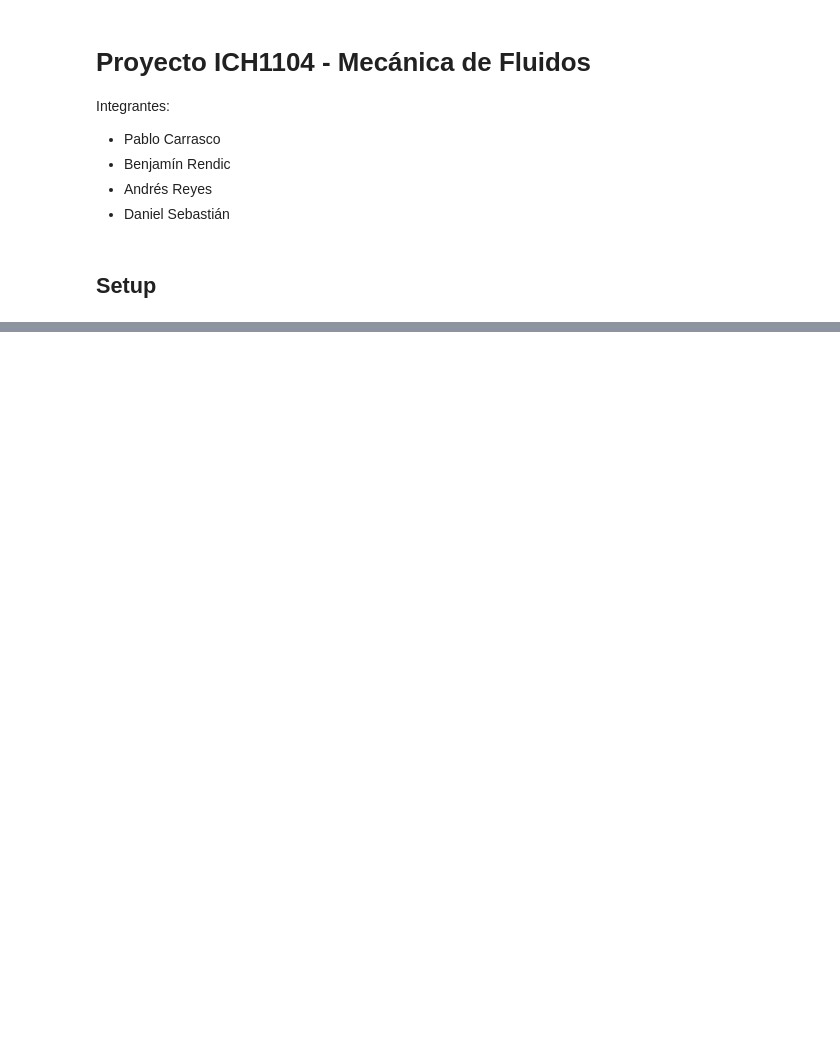
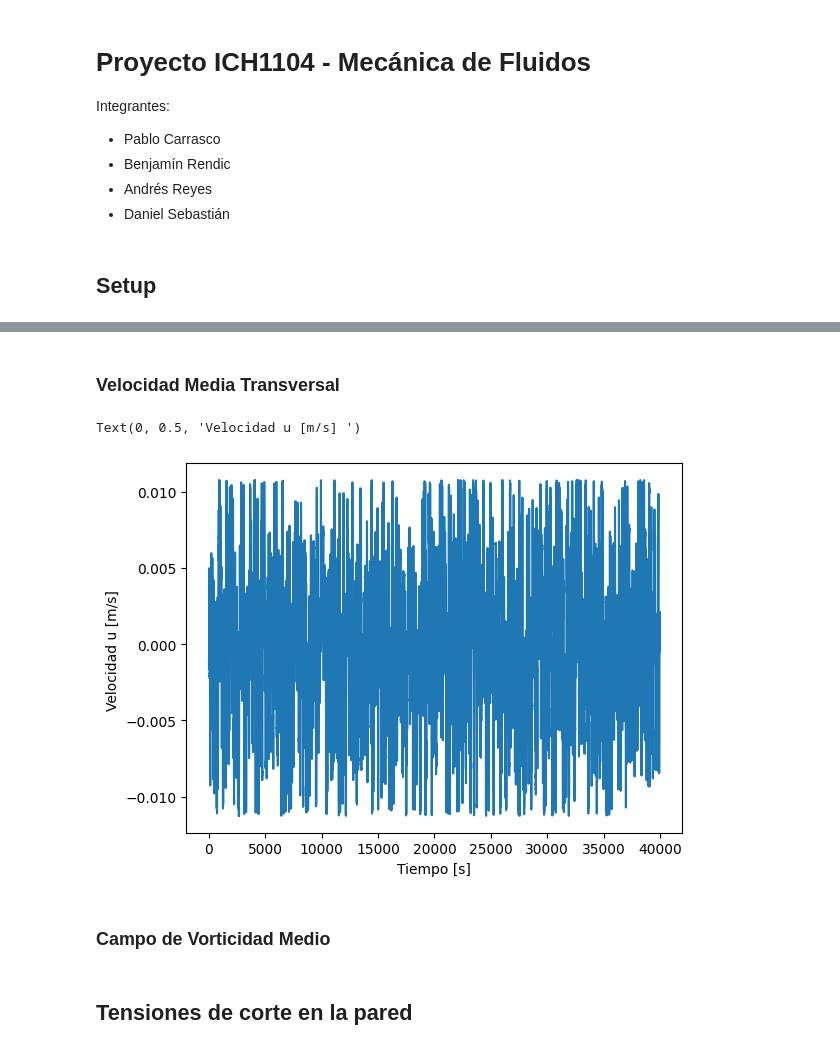
Before and after one commit to Daniel-SebastianGaete/ProyectoFluidos, a Jupyter notebook: main.ipynb, the cells around one changed output, grey strips where cells are left out. Drawn from its saved outputs; the diff is of its cells as text; code cells hidden in the pictures; blank space fills up the shorter version.

```diff
--- a/main.ipynb
+++ b/main.ipynb
@@ -89,0 +74,13 @@ plt.plot(psd[l])
+# %% [markdown]
+### Velocidad Media Transversal
+# %%
+plt.plot(v_mean_space_clean)
+plt.xlabel('Tiempo [s]')
+plt.ylabel('Velocidad u [m/s] ')
+# %% [output]
+Text(0, 0.5, 'Velocidad u [m/s] ')
+[figure, added]
+# %% [markdown]
+### Campo de Vorticidad Medio
+# %% [markdown]
+## Tensiones de corte en la pared
```
Also changed, not shown: parts of 38 cells of this notebook.
